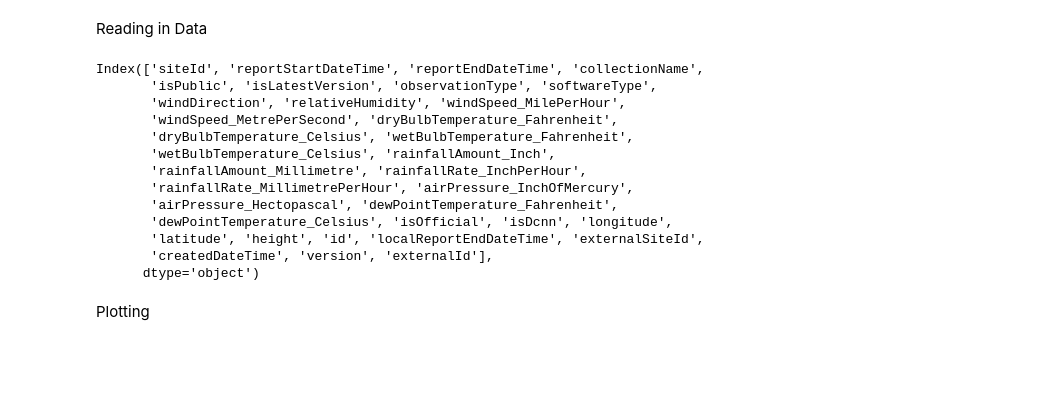
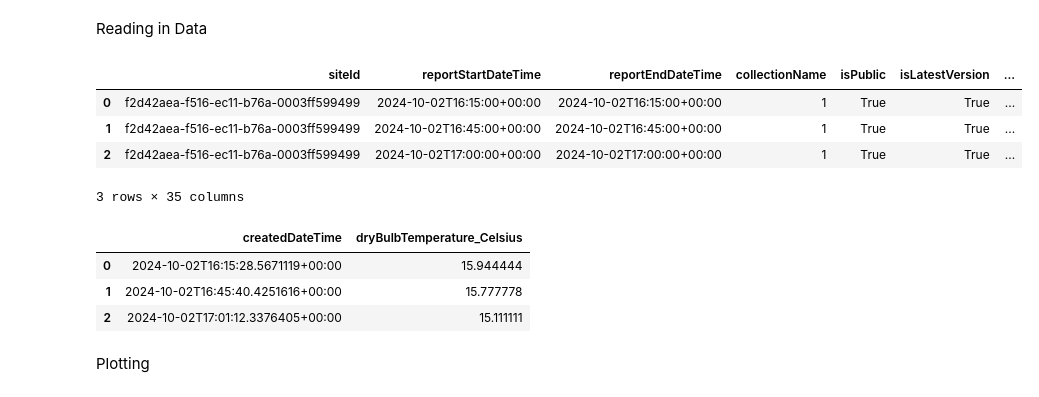
Before and after one commit to PCM11/PFDA---Assignments, a Jupyter notebook: assignment2-weather.ipynb, the cells around one changed output. Cells and saved outputs as stored; diff of their text form; code cells hidden in the pictures; blank space fills up the shorter version.

```diff
--- a/assignment2-weather.ipynb
+++ b/assignment2-weather.ipynb
@@ -18,22 +18,23 @@ Loading Data
 dataFrame = pd.read_csv(r"C:\Users\phumi\OneDrive\Desktop\PFDA-courseware\assignment\weatherreadings1.csv")
 # %% [markdown]
 Reading in  Data
-# %%
-print(dataFrame.columns)
-# %% [output]
-Index(['siteId', 'reportStartDateTime', 'reportEndDateTime', 'collectionName',
-       'isPublic', 'isLatestVersion', 'observationType', 'softwareType',
-       'windDirection', 'relativeHumidity', 'windSpeed_MilePerHour',
-       'windSpeed_MetrePerSecond', 'dryBulbTemperature_Fahrenheit',
-       'dryBulbTemperature_Celsius', 'wetBulbTemperature_Fahrenheit',
-       'wetBulbTemperature_Celsius', 'rainfallAmount_Inch',
-       'rainfallAmount_Millimetre', 'rainfallRate_InchPerHour',
-       'rainfallRate_MillimetrePerHour', 'airPressure_InchOfMercury',
-       'airPressure_Hectopascal', 'dewPointTemperature_Fahrenheit',
-       'dewPointTemperature_Celsius', 'isOfficial', 'isDcnn', 'longitude',
-       'latitude', 'height', 'id', 'localReportEndDateTime', 'externalSiteId',
-       'createdDateTime', 'version', 'externalId'],
-      dtype='object')
+# %%
+dataFrame.head(3)
+# %% [output]
+|  | siteId | reportStartDateTime | reportEndDateTime | collectionName | isPublic | isLatestVersion | ... |
+| 0 | f2d42aea-f516-ec11-b76a-0003ff599499 | 2024-10-02T16:15:00+00:00 | 2024-10-02T16:15:00+00:00 | 1 | True | True | ... |
+| 1 | f2d42aea-f516-ec11-b76a-0003ff599499 | 2024-10-02T16:45:00+00:00 | 2024-10-02T16:45:00+00:00 | 1 | True | True | ... |
+| 2 | f2d42aea-f516-ec11-b76a-0003ff599499 | 2024-10-02T17:00:00+00:00 | 2024-10-02T17:00:00+00:00 | 1 | True | True | ... |
+3 rows × 35 columns
+# %%
+# variables for plotting the graph
+result = dataFrame[['createdDateTime', 'dryBulbTemperature_Celsius']]
+result.head(3)
+# %% [output]
+|  | createdDateTime | dryBulbTemperature_Celsius |
+| 0 | 2024-10-02T16:15:28.5671119+00:00 | 15.944444 |
+| 1 | 2024-10-02T16:45:40.4251616+00:00 | 15.777778 |
+| 2 | 2024-10-02T17:01:12.3376405+00:00 | 15.111111 |
 # %% [markdown]
 Plotting
 # %%
```
Also changed, not shown: 1 other file.
